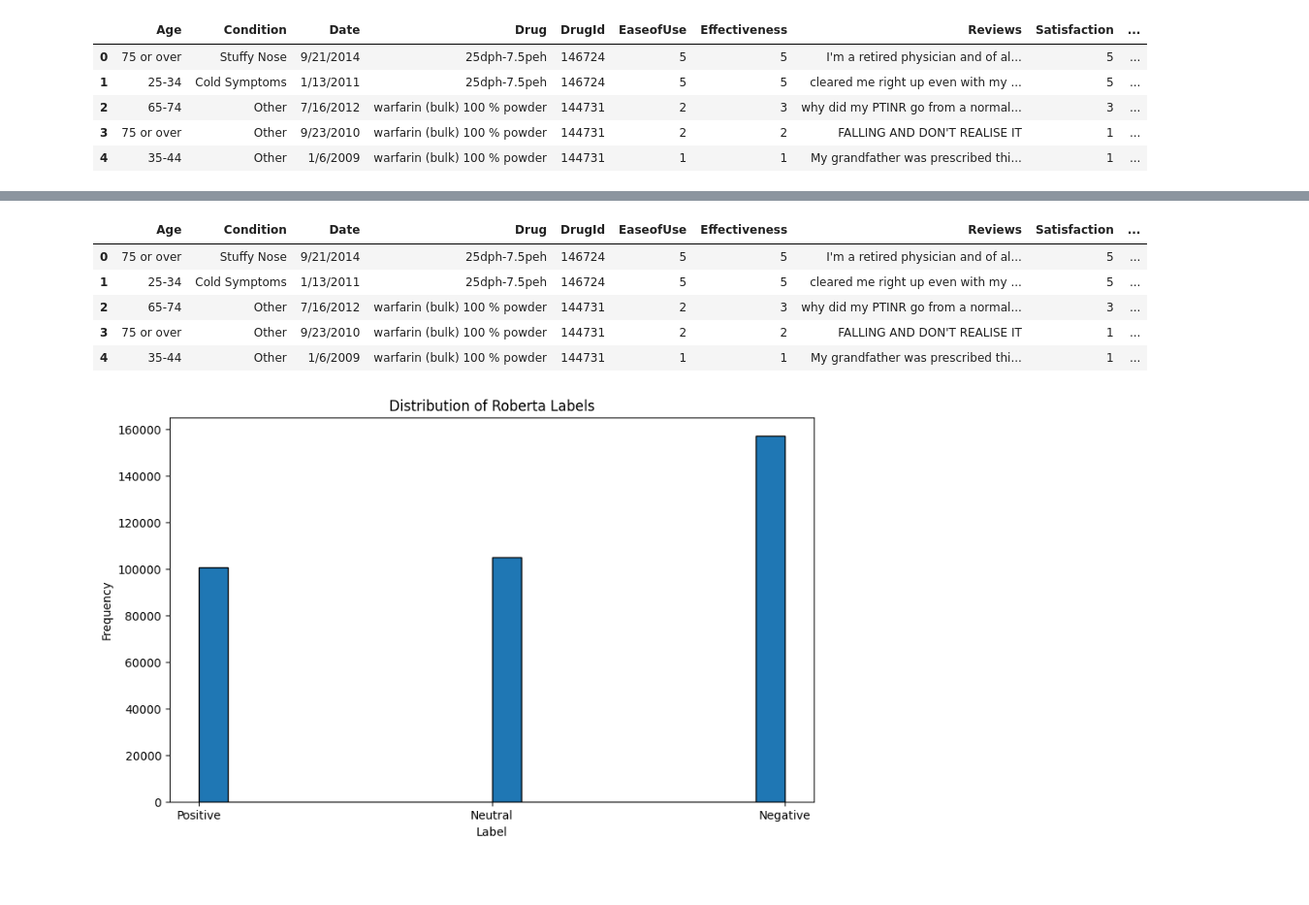
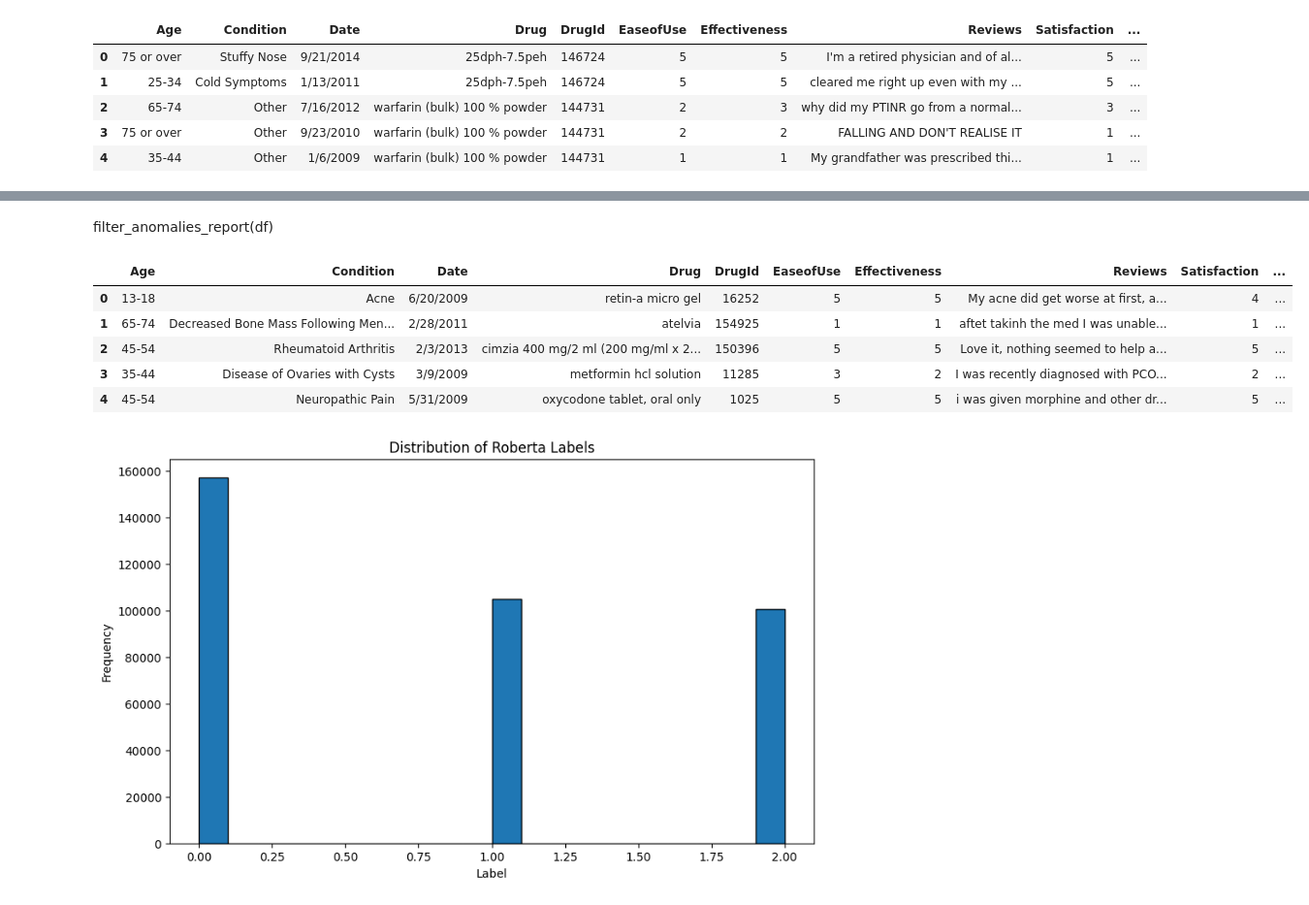
Before and after one commit to alex-nguyen97/webmd-sentiment-analysis, a Jupyter notebook: drug-analysis-roberta.ipynb, the cells around one changed output, grey strips where cells are left out. Shown at 97% size. Cells and saved outputs as stored; diff of their text form; code cells hidden in the pictures; blank space fills up the shorter version.

```diff
--- a/drug-analysis-roberta.ipynb
+++ b/drug-analysis-roberta.ipynb
@@ -26,7 +26,7 @@ Files in dataset directory: ['webmd.csv']
 | 4 | 35-44 | Other | 1/6/2009 | warfarin (bulk) 100 % powder | 144731 | 1 | 1 | My grandfather was prescribed thi... | 1 | ... |
 # %%
 # get 1000 rows from df
-# df = df.sample(10)
+df = df.sample(1000)
 # print to the new file called webmd_1000.csv
 # df.to_csv("webmd_1000.csv", index=False)
 
@@ -63,9 +63,11 @@ def satisfaction_to_class(rating: int) -> int:
     r = int(rating)
     if r <= 2:
         return 0
-    if r == 3:
+    if r >= 2 and r <= 3:
         return 1
-    return 2
+    if r >= 4 and r <= 5:
+        return 2
+    return -1
 
 def filter_anomalies(df: pd.DataFrame, min_review_len: int = 10) -> pd.DataFrame:
     """Remove nulls and very short/uninformative reviews."""
@@ -75,3 +77,22 @@ def filter_anomalies(df: pd.DataFrame, min_review_len: int = 10) -> pd.DataFrame
     print(f"\n[3] Anomaly filter: removed {before - len(df)} rows "
           f"(null or < {min_review_len} chars).  Remaining: {len(df):,}")
     return df
+
+def filter_anomalies_report(df: pd.DataFrame) -> pd.DataFrame:
+    before = len(df)
+    df_filtered = filter_anomalies(df)
+    after = len(df_filtered)
+
+    removed = before - after
+    removed_pct = (removed / before) * 100 if before > 0 else 0
+
+    print("\n[3] Anomaly Filter Summary")
+    print(f"-----------------------------------")
+    print(f"Rows before filtering : {before:,}")
+    print(f"Rows after filtering  : {after:,}")
+    print(f"Rows removed          : {removed:,}")
+    print(f"Percent removed       : {removed_pct:.2f}%")
+    return df_filtered
+
+df = filter_anomalies_report(df)
+len(df)
@@ -78,3 +109,5 @@ def filter_anomalies(df: pd.DataFrame, min_review_len: int = 10) -> pd.DataFrame
+# %% [markdown]
+filter_anomalies_report(df)
 # %%
 # from transformers import pipeline
 # from tqdm import tqdm
@@ -93,39 +126,40 @@ def filter_anomalies(df: pd.DataFrame, min_review_len: int = 10) -> pd.DataFrame
 # texts = df["Reviews"].tolist()
 
 # results = []
 
 # for i in tqdm(range(0, len(texts), batch_size)):
 #     batch = texts[i:i+batch_size]
 #     outputs = classifier(batch, batch_size=batch_size)
 #     results.extend(outputs)
 
 #save the results to a csv file
 # results_df = pd.DataFrame(results)
 # results_df.to_csv("roberta_results.csv", index=False)
 
 # attach the results to the df
 
 # read the results from the csv file
+
 results_df = pd.read_csv("roberta_results.csv")
 
-results_df["label"] = results_df["label"].map({"LABEL_0": "Negative", "LABEL_1": "Neutral", "LABEL_2": "Positive"})
+results_df["label"] = results_df["label"].map({"LABEL_0": 0, "LABEL_1": 1, "LABEL_2": 2})
 
 results_df = results_df.reset_index(drop=True)
 df = df.reset_index(drop=True)
 
 df["score"] = results_df["score"]
 df["roberta_results"] = results_df["label"]
 
 # save the df to a csv file
 df.to_csv("roberta_results_transformed.csv", index=False)
 df.head()
 # %% [output]
 |  | Age | Condition | Date | Drug | DrugId | EaseofUse | Effectiveness | Reviews | Satisfaction | ... |
-| 0 | 75 or over | Stuffy Nose | 9/21/2014 | 25dph-7.5peh | 146724 | 5 | 5 | I'm a retired physician and of al... | 5 | ... |
-| 1 | 25-34 | Cold Symptoms | 1/13/2011 | 25dph-7.5peh | 146724 | 5 | 5 | cleared me right up even with my ... | 5 | ... |
-| 2 | 65-74 | Other | 7/16/2012 | warfarin (bulk) 100 % powder | 144731 | 2 | 3 | why did my PTINR go from a normal... | 3 | ... |
-| 3 | 75 or over | Other | 9/23/2010 | warfarin (bulk) 100 % powder | 144731 | 2 | 2 | FALLING AND DON'T REALISE IT | 1 | ... |
-| 4 | 35-44 | Other | 1/6/2009 | warfarin (bulk) 100 % powder | 144731 | 1 | 1 | My grandfather was prescribed thi... | 1 | ... |
+| 0 | 13-18 | Acne | 6/20/2009 | retin-a micro gel | 16252 | 5 | 5 | My acne did get worse at first, a... | 4 | ... |
+| 1 | 65-74 | Decreased Bone Mass Following Men... | 2/28/2011 | atelvia | 154925 | 1 | 1 | aftet takinh the med I was unable... | 1 | ... |
+| 2 | 45-54 | Rheumatoid Arthritis | 2/3/2013 | cimzia 400 mg/2 ml (200 mg/ml x 2... | 150396 | 5 | 5 | Love it, nothing seemed to help a... | 5 | ... |
+| 3 | 35-44 | Disease of Ovaries with Cysts | 3/9/2009 | metformin hcl solution | 11285 | 3 | 2 | I was recently diagnosed with PCO... | 2 | ... |
+| 4 | 45-54 | Neuropathic Pain | 5/31/2009 | oxycodone tablet, oral only | 1025 | 5 | 5 | i was given morphine and other dr... | 5 | ... |
 # %%
 import matplotlib.pyplot as plt
 
@@ -137,7 +171,7 @@ plt.xlabel("Label")
 plt.ylabel("Frequency")
 plt.show()
 # %% [output]
-[figure, old version]
+[figure, new version]
 # %%
 # plot the score of the roberta model
 plt.figure(figsize=(10, 6))
```
Also changed, not shown: parts of 4 cells of this notebook, 2 other files.
